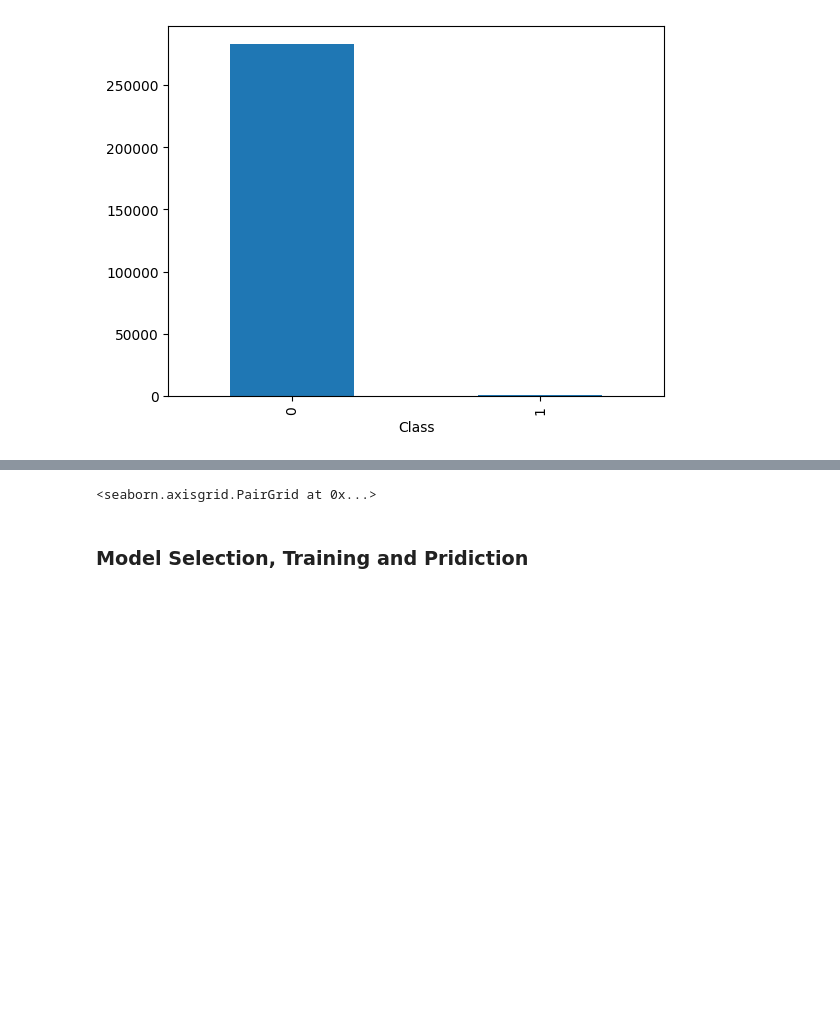
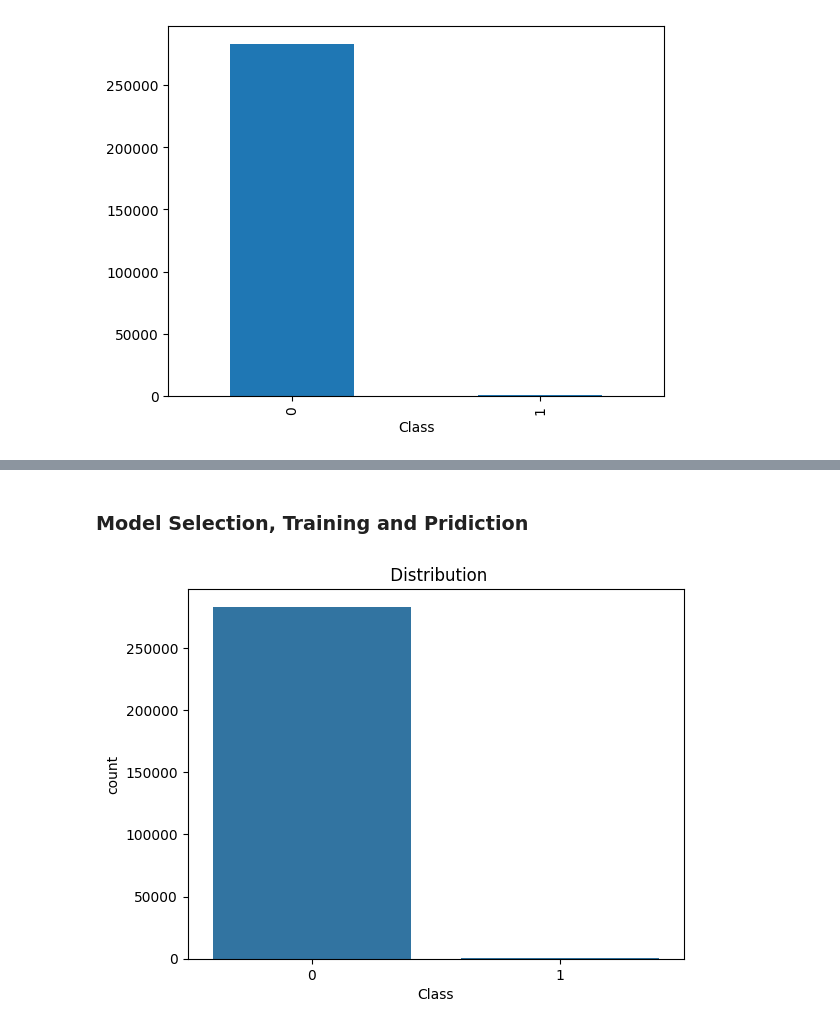
Before and after one commit to abrehamashebir/GO2COD_DS_02, a Jupyter notebook: notebook/credit_card_fraud_detection.ipynb, the cells around one changed output, grey strips where cells are left out. Drawn from its saved outputs; the diff is of its cells as text; code cells hidden in the pictures; blank space fills up the shorter version.

```diff
--- a/notebook/credit_card_fraud_detection.ipynb
+++ b/notebook/credit_card_fraud_detection.ipynb
@@ -177,7 +117,3 @@ Legitimates = card[card['Class'] == 1]
-# %%
-sns.pairplot(card)
-# %% [output]
-<seaborn.axisgrid.PairGrid at 0x...>
 # %% [markdown]
 ### Model  Selection, Training and Pridiction
 # %%
@@ -201,3 +138,9 @@ scalar = StandardScaler()
 X_1 = scalar.fit_transform(X)
 card_scaled = pd.DataFrame(X_1, columns=X.columns)
 x_train, x_test, y_train, y_test = train_test_split(card_scaled, y , test_size=0.20, random_state=42)
+# %%
+sns.countplot(x='Class', data=card)
+plt.title(' Distribution')
+plt.show()
+# %% [output]
+[figure, added]
```
Also changed, not shown: parts of 19 cells of this notebook.
